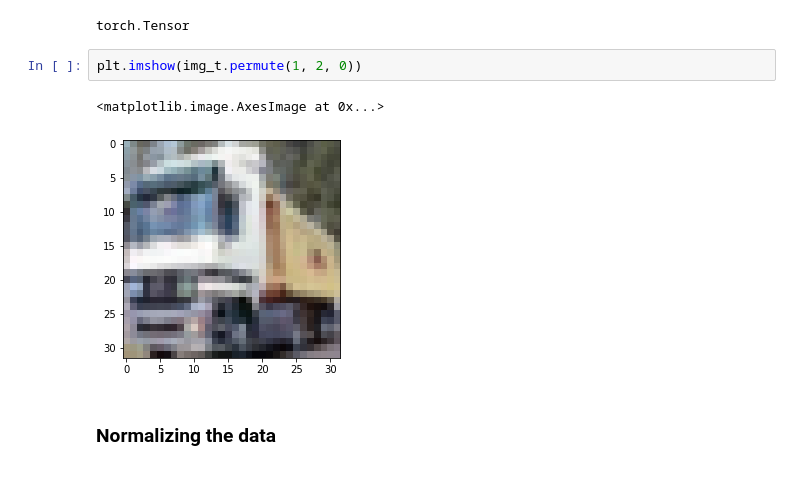
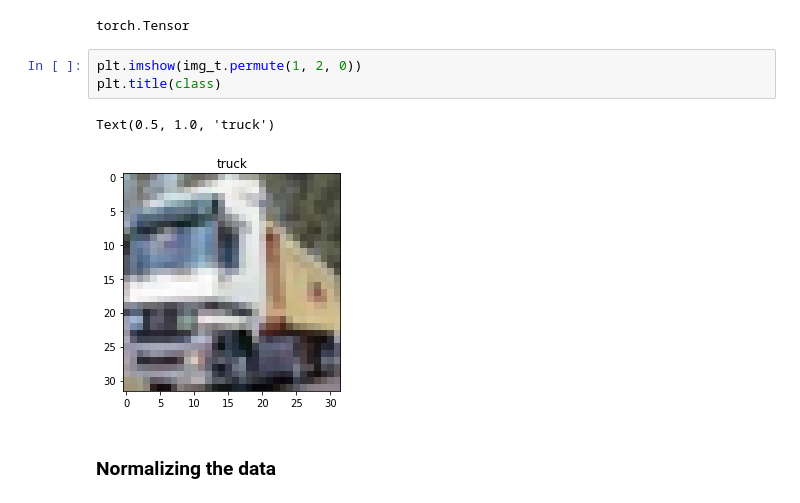
Before and after one commit to wingedrasengan927/pytorch-tutorials, a Jupyter notebook: pytorch basics/CIFAR-10 classification with linear layers.ipynb, the cells around one changed output. Drawn from its saved outputs; the diff is of its cells as text.

```diff
--- a/pytorch basics/CIFAR-10 classification with linear layers.ipynb
+++ b/pytorch basics/CIFAR-10 classification with linear layers.ipynb
@@ -86,9 +87,10 @@ type(img_t)
 torch.Tensor
 # %%
 plt.imshow(img_t.permute(1, 2, 0))
+plt.title(class)
 # %% [output]
-<matplotlib.image.AxesImage at 0x...>
+Text(0.5, 1.0, 'truck')
-[figure, old version]
+[figure, new version]
 # %% [markdown]
 ### Normalizing the data
 # %%
```
Also changed, not shown: parts of 15 cells of this notebook, 5 other files.
